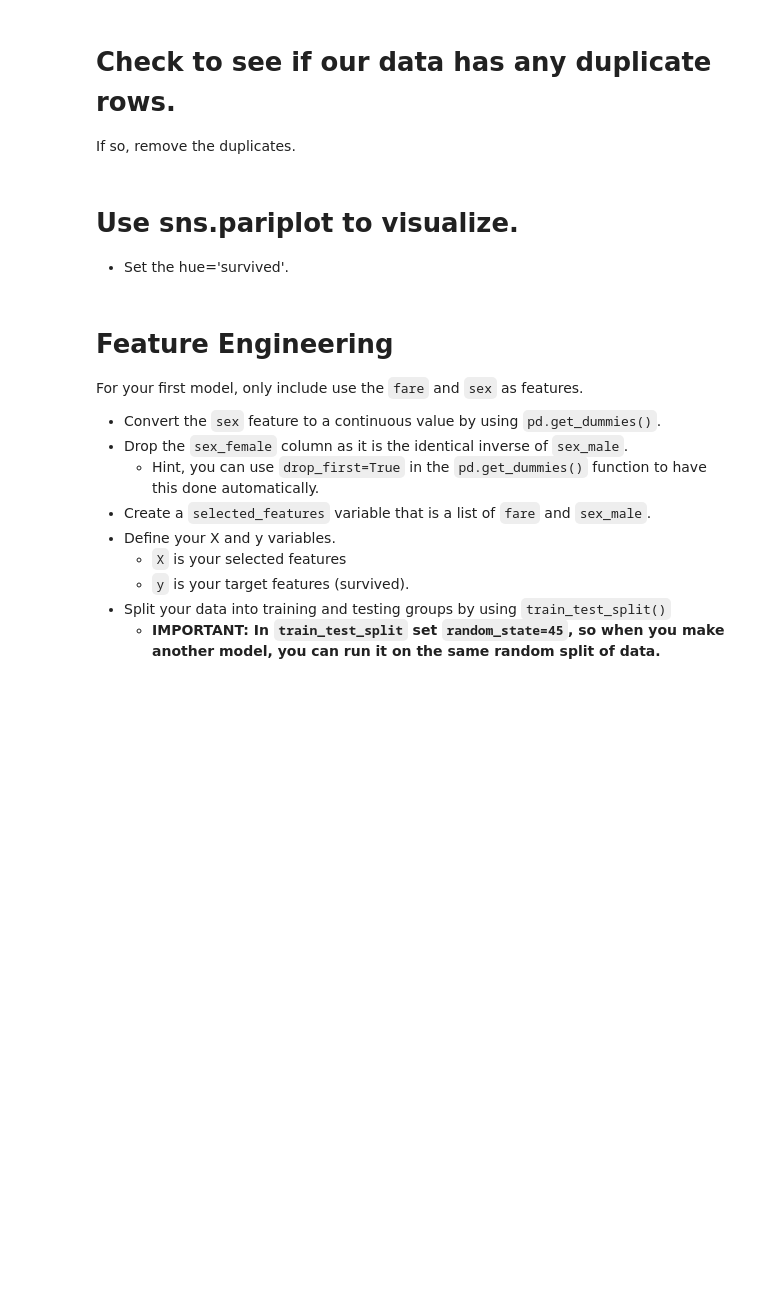
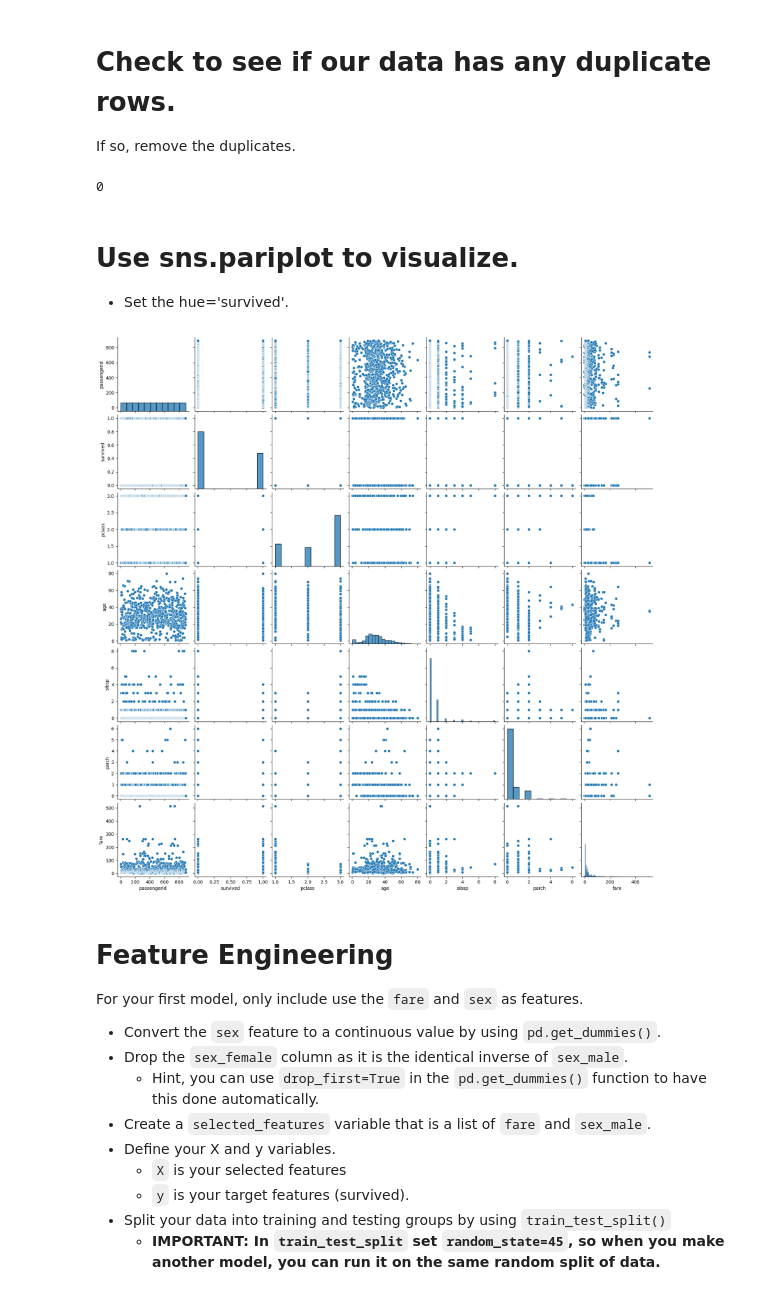
Before and after one commit to kyleryxn/2024-DS-Wed, a Jupyter notebook: Week-06-Classification/Exercise-KS.ipynb, the cells around one changed output. Saved outputs shown, nothing was run; the diff lists cells and outputs as text; code cells hidden in the pictures; blank space fills up the shorter version.

```diff
--- a/Week-06-Classification/Exercise-KS.ipynb
+++ b/Week-06-Classification/Exercise-KS.ipynb
@@ -22,11 +41,21 @@ Inspect which varibles may be good / not good for using as features based on nul
 If so, remove the duplicates.
 # %%
 # Check to see if our data has any duplicate rows.
+
+duplicate_rows_count = df.duplicated().sum()
+print(duplicate_rows_count)
+# %% [output]
+0
 # %% [markdown]
 # Use sns.pariplot to visualize.
 * Set the hue='survived'.
 # %%
 # Use sns.pariplot to visualize.
+
+sns.pairplot(df)
+plt.show()
+# %% [output]
+[figure, added]
 # %% [markdown]
 # Feature Engineering
 For your first model, only include use the `fare` and `sex` as features.
```
Also changed, not shown: parts of 12 cells of this notebook.
